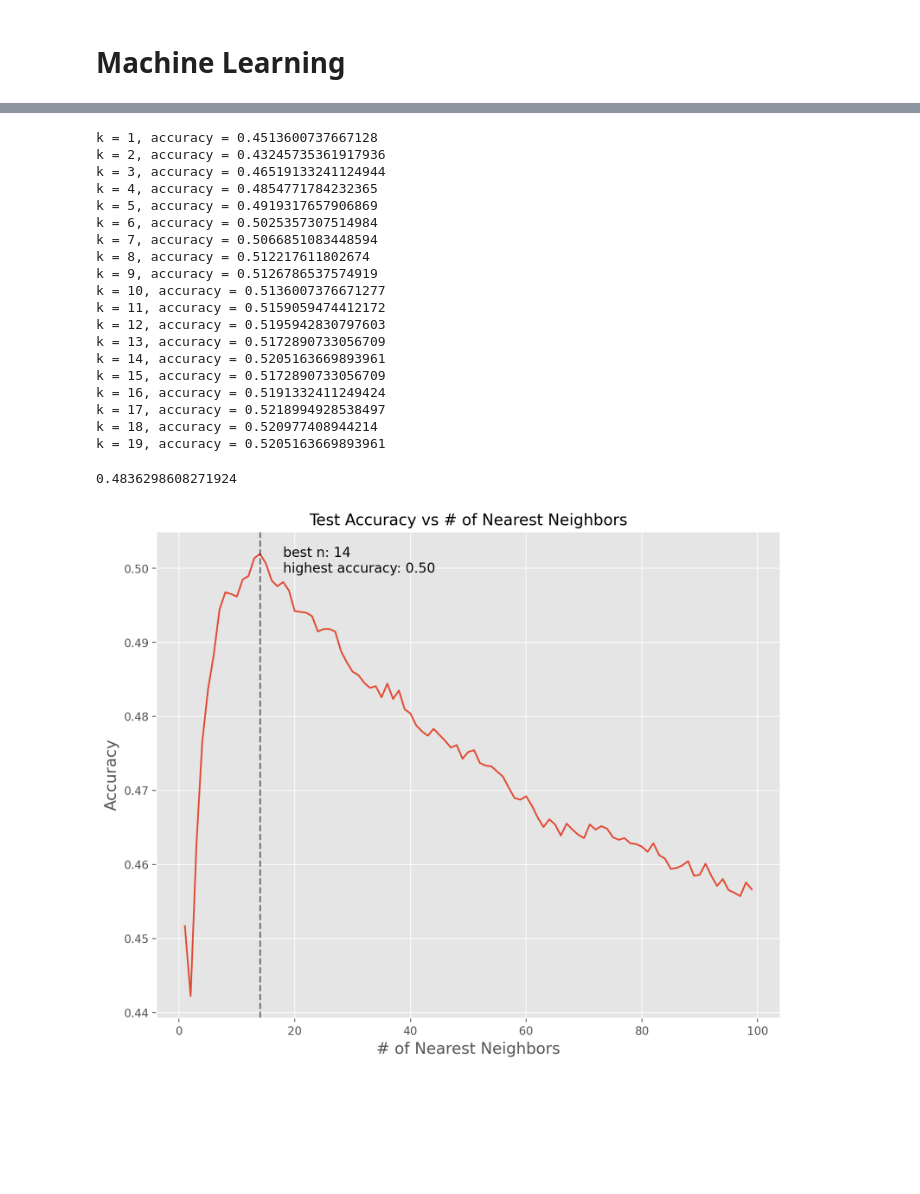
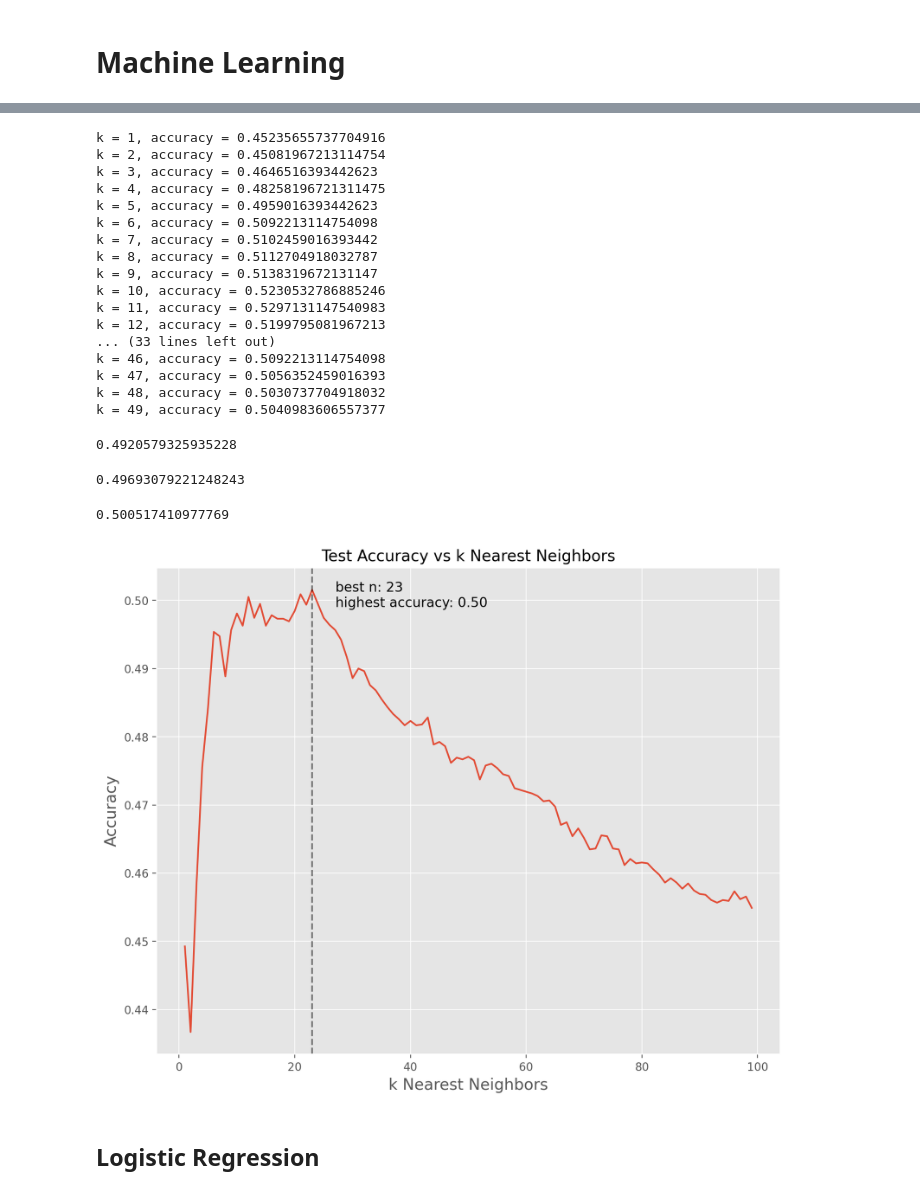
Before and after one commit to kenshr/Music-Genre-Classification-with-Audio-Features, a Jupyter notebook: src/EDA - Machine Learning.ipynb, the cells around one changed output, grey strips where cells are left out. Cells and saved outputs as stored; diff of their text form; code cells hidden in the pictures; blank space fills up the shorter version.

```diff
--- a/src/EDA - Machine Learning.ipynb
+++ b/src/EDA - Machine Learning.ipynb
@@ -181,7 +176,7 @@ X = ml_df.copy()
 y = X.pop('genre')
 
 # Establish Train/Validation-Test split
-X_train_val, X_test, y_train_val, y_test = train_test_split(X, y, test_size=0.1)
+X_train_val, X_test, y_train_val, y_test = train_test_split(X, y, test_size=0.1, stratify=y)
 # %%
 # Traditional train-test split
-X_train, X_val, y_train, y_val = train_test_split(X, y, test_size=0.2)
+X_train, X_val, y_train, y_val = train_test_split(X_train_val, y_train_val, test_size=0.2, stratify=y_train_val)
@@ -195,37 +194,39 @@ dummy.score(X_val, y_val)
 # %%
-# Look at different values of k
-for k in range(1,20):
+# Look at different numbers of nearest neighbors
+for k in range(1,50):
     classifier = KNeighborsClassifier(n_neighbors=k)
     classifier.fit(X_train, y_train)
     score = classifier.score(X_val, y_val)
     print(f'k = {k}, accuracy = {score}')
 # %% [output]
-k = 1, accuracy = 0.4513600737667128
-k = 2, accuracy = 0.43245735361917936
-k = 3, accuracy = 0.46519133241124944
-k = 4, accuracy = 0.4854771784232365
-k = 5, accuracy = 0.4919317657906869
-k = 6, accuracy = 0.5025357307514984
-k = 7, accuracy = 0.5066851083448594
-k = 8, accuracy = 0.512217611802674
-k = 9, accuracy = 0.5126786537574919
-k = 10, accuracy = 0.5136007376671277
-k = 11, accuracy = 0.5159059474412172
-k = 12, accuracy = 0.5195942830797603
-k = 13, accuracy = 0.5172890733056709
-k = 14, accuracy = 0.5205163669893961
-k = 15, accuracy = 0.5172890733056709
-k = 16, accuracy = 0.5191332411249424
-k = 17, accuracy = 0.5218994928538497
-k = 18, accuracy = 0.520977408944214
-k = 19, accuracy = 0.5205163669893961
+k = 1, accuracy = 0.45235655737704916
+k = 2, accuracy = 0.45081967213114754
+k = 3, accuracy = 0.4646516393442623
+k = 4, accuracy = 0.48258196721311475
+k = 5, accuracy = 0.4959016393442623
+k = 6, accuracy = 0.5092213114754098
+k = 7, accuracy = 0.5102459016393442
+k = 8, accuracy = 0.5112704918032787
+k = 9, accuracy = 0.5138319672131147
+k = 10, accuracy = 0.5230532786885246
+k = 11, accuracy = 0.5297131147540983
+k = 12, accuracy = 0.5199795081967213
+... (33 lines left out)
+k = 46, accuracy = 0.5092213114754098
+k = 47, accuracy = 0.5056352459016393
+k = 48, accuracy = 0.5030737704918032
+k = 49, accuracy = 0.5040983606557377
 # %%
-def cross_val(X_train, y_train, k=3, n=5):
-    ''' Returns accuracy for k-fold cross validation. '''
-    kf = KFold(n_splits=k)
+def cross_val(X_train, y_train, k=3, n=19):
+    '''
+    Returns accuracy for stratified k-fold cross validation.
+    Stratified K-fold is used since we have many classes and
+    we want to preserve some amount of each class in each split.
+    '''
+    skf = StratifiedKFold(n_splits=k)
     accuracy = np.empty(k)
 
-    for i, (train, test) in enumerate(kf.split(X_train)):
+    for i, (train, test) in enumerate(skf.split(X_train, y_train)):
         classifier = KNeighborsClassifier(n_neighbors=n)
         classifier.fit(X_train.iloc[train], y_train.iloc[train])
         accuracy[i] = classifier.score(X_train.iloc[test],y_train.iloc[test])
@@ -234,32 +235,42 @@ def cross_val(X_train, y_train, k=3, n=5):
 # %%
 cross_val(X_train, y_train, k=5)
 # %% [output]
-0.4836298608271924
+0.4920579325935228
+# %%
+cross_val(X_train, y_train, k=10)
+# %% [output]
+0.49693079221248243
+# %%
+cross_val(X_train, y_train, k=20)
+# %% [output]
+0.500517410977769
 # %%
 # Plot cross-validation scores for different numbers of
-# nearest neighbors with 5 kfolds
+# nearest neighbors with 10 kfolds
 cv_scores = []
 max_score = 0
 max_n = 0
 for n in range(1,100):
-    cv_score = cross_val(X_train, y_train, k=5, n=n)
+    cv_score = cross_val(X_train, y_train, k=10, n=n)
     cv_scores.append(cv_score)
     if cv_score > max_score:
         max_score = cv_score
         max_n = n
 
 
 fig, ax = plt.subplots(figsize=(10,8), dpi=200)
 ax.plot(list(range(1,100)),cv_scores)
 ax.axvline(max_n, linestyle='--',c='k',alpha=0.5)
 ax.text(max_n+4, max_score-0.0025,
         s=f'best n: {max_n}\nhighest accuracy: {max_score:.2f}',
         fontsize=12)
-ax.set_xlabel('# of Nearest Neighbors', fontsize=14)
+ax.set_xlabel('k Nearest Neighbors', fontsize=14)
 ax.set_ylabel('Accuracy', fontsize=14)
 ax.tick_params(axis='both',which='major',labelsize=10)
-ax.set_title('Test Accuracy vs # of Nearest Neighbors', fontsize=14);
+ax.set_title('Test Accuracy vs k Nearest Neighbors', fontsize=14);
 
 plt.savefig('../imgs/accuracy_vs_nearestneighbors.png')
 # %% [output]
-[figure, old version]
+[figure, new version]
+# %% [markdown]
+## Logistic Regression
```
Also changed, not shown: parts of 7 cells of this notebook, 4 other files.
